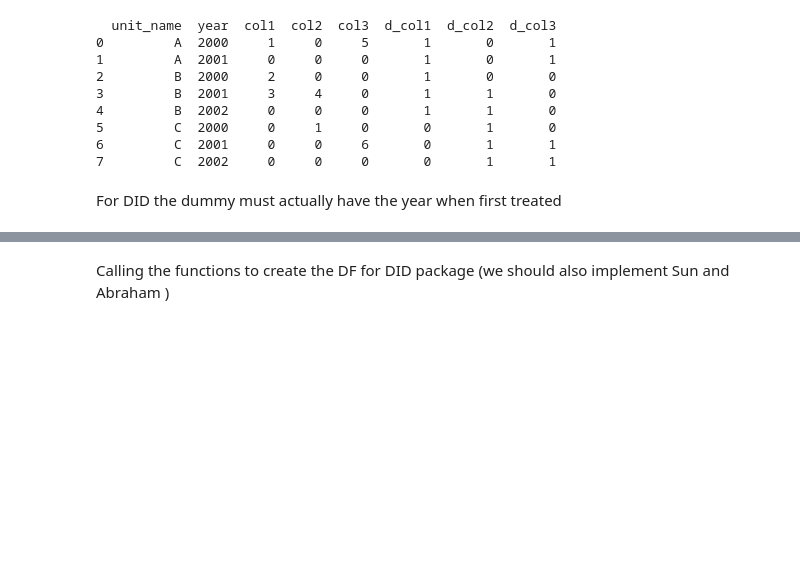
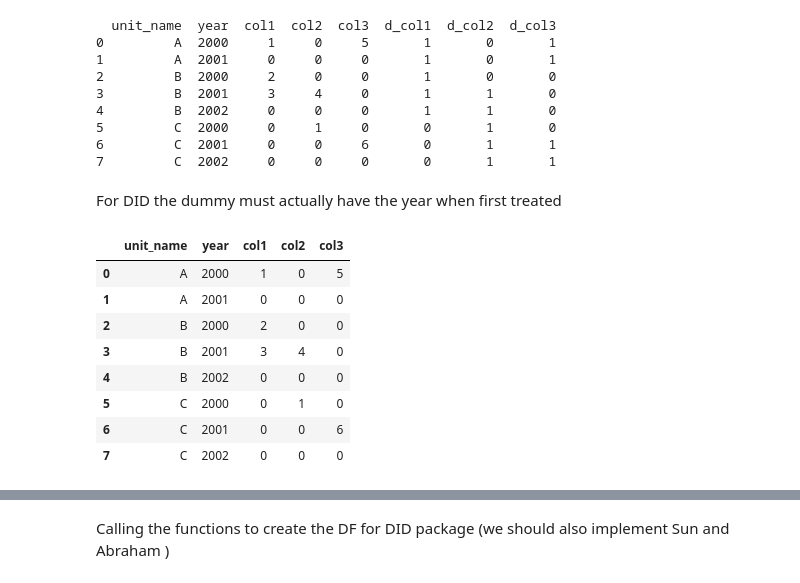
Before and after one commit to SeverinoCenter/nsf_engines, a Jupyter notebook: Vitor/Panel_All.ipynb, the cells around one changed output, grey strips where cells are left out. Drawn from its saved outputs; the diff is of its cells as text; code cells hidden in the pictures; blank space fills up the shorter version.

```diff
--- a/Vitor/Panel_All.ipynb
+++ b/Vitor/Panel_All.ipynb
@@ -544,0 +529,12 @@ def create_gname_columns(df, columns_list, id_col, year_col):
+# %%
+df
+# %% [output]
+|  | unit_name | year | col1 | col2 | col3 |
+| 0 | A | 2000 | 1 | 0 | 5 |
+| 1 | A | 2001 | 0 | 0 | 0 |
+| 2 | B | 2000 | 2 | 0 | 0 |
+| 3 | B | 2001 | 3 | 4 | 0 |
+| 4 | B | 2002 | 0 | 0 | 0 |
+| 5 | C | 2000 | 0 | 1 | 0 |
+| 6 | C | 2001 | 0 | 0 | 6 |
+| 7 | C | 2002 | 0 | 0 | 0 |
```
Also changed, not shown: parts of 8 cells of this notebook, 2 other files.
